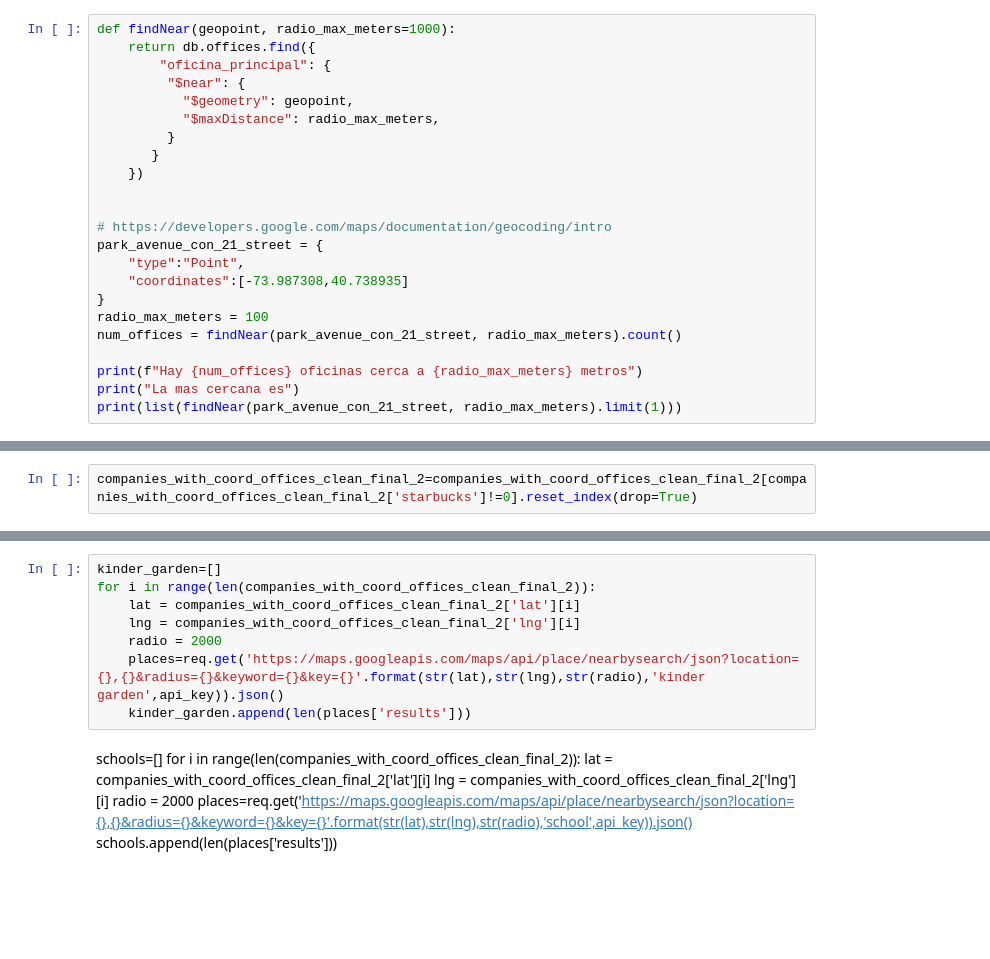
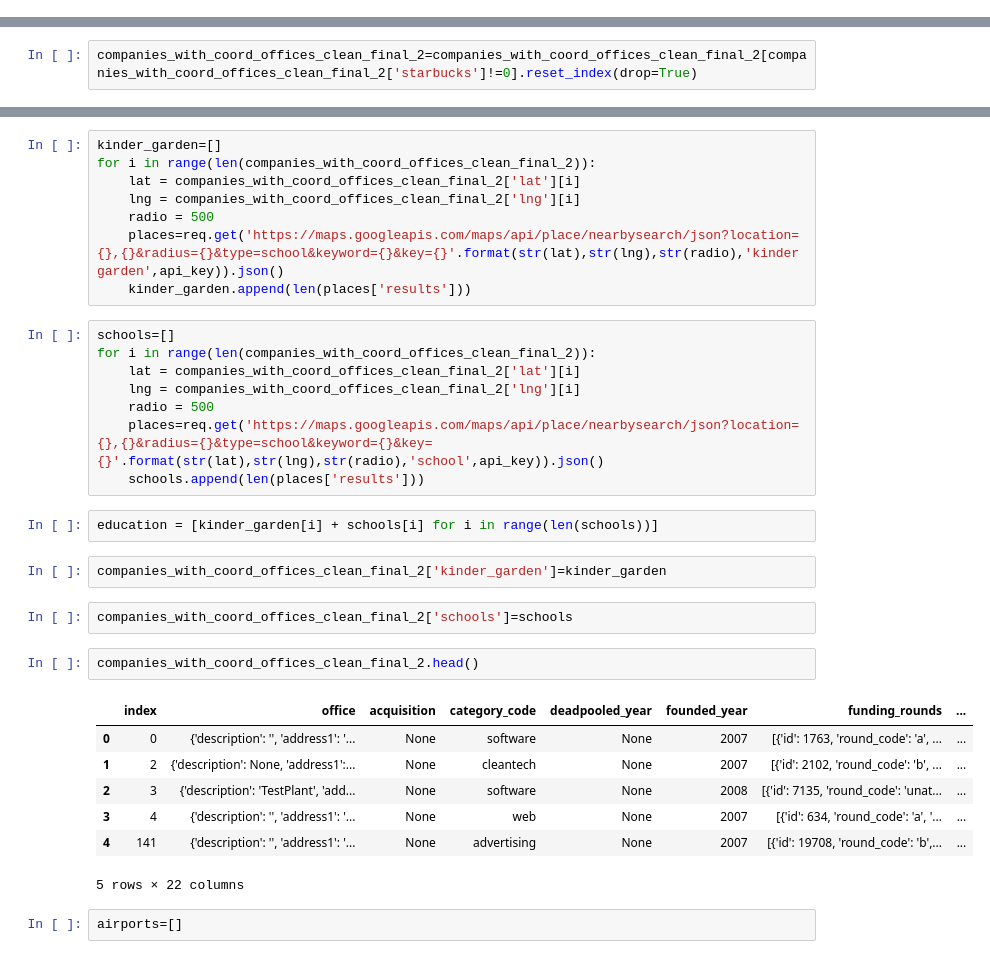
Before and after one commit to jmolins89/visualizing-real-world-data-project, a Jupyter notebook: SRC/Data Cleaning.ipynb, the cells around one changed output, grey strips where cells are left out. Saved outputs shown, nothing was run; the diff lists cells and outputs as text; blank space fills up the shorter version.

```diff
--- a/SRC/Data Cleaning.ipynb
+++ b/SRC/Data Cleaning.ipynb
@@ -296,26 +297,3 @@ companies_with_coord_offices_clean_final_2.to_csv('data_clean.csv')
 #mongoimport --db companies --collection offices --jsonArray ./data_clean.json
 # %% [markdown]
 ## Geoquery NEAR
-# %%
-def findNear(geopoint, radio_max_meters=1000):
-    return db.offices.find({
-        "oficina_principal": {
-         "$near": {
-           "$geometry": geopoint,
-           "$maxDistance": radio_max_meters,
-         }
-       }
-    })
-
-
-# https://developers.google.com/maps/documentation/geocoding/intro
-park_avenue_con_21_street = {
-    "type":"Point",
-    "coordinates":[-73.987308,40.738935]
-}
-radio_max_meters = 100
-num_offices = findNear(park_avenue_con_21_street, radio_max_meters).count()
-
-print(f"Hay {num_offices} oficinas cerca a {radio_max_meters} metros")
-print("La mas cercana es")
-print(list(findNear(park_avenue_con_21_street, radio_max_meters).limit(1)))
@@ -475,14 +433,32 @@ kinder_garden=[]
 for i in range(len(companies_with_coord_offices_clean_final_2)):
     lat = companies_with_coord_offices_clean_final_2['lat'][i]
     lng = companies_with_coord_offices_clean_final_2['lng'][i]
-    radio = 2000
-    places=req.get('https://maps.googleapis.com/maps/api/place/nearbysearch/json?location={},{}&radius={}&keyword={}&key={}'.format(str(lat),str(lng),str(radio),'kinder garden',api_key)).json()
+    radio = 500
+    places=req.get('https://maps.googleapis.com/maps/api/place/nearbysearch/json?location={},{}&radius={}&type=school&keyword={}&key={}'.format(str(lat),str(lng),str(radio),'kinder garden',api_key)).json()
     kinder_garden.append(len(places['results']))
-# %% [markdown]
-schools=[]
-for i in range(len(companies_with_coord_offices_clean_final_2)):
-    lat = companies_with_coord_offices_clean_final_2['lat'][i]
-    lng = companies_with_coord_offices_clean_final_2['lng'][i]
-    radio = 2000
-    places=req.get('https://maps.googleapis.com/maps/api/place/nearbysearch/json?location={},{}&radius={}&keyword={}&key={}'.format(str(lat),str(lng),str(radio),'school',api_key)).json()
-    schools.append(len(places['results']))
+# %%
+schools=[]
+for i in range(len(companies_with_coord_offices_clean_final_2)):
+    lat = companies_with_coord_offices_clean_final_2['lat'][i]
+    lng = companies_with_coord_offices_clean_final_2['lng'][i]
+    radio = 500
+    places=req.get('https://maps.googleapis.com/maps/api/place/nearbysearch/json?location={},{}&radius={}&type=school&keyword={}&key={}'.format(str(lat),str(lng),str(radio),'school',api_key)).json()
+    schools.append(len(places['results']))
+# %%
+education = [kinder_garden[i] + schools[i] for i in range(len(schools))]
+# %%
+companies_with_coord_offices_clean_final_2['kinder_garden']=kinder_garden
+# %%
+companies_with_coord_offices_clean_final_2['schools']=schools
+# %%
+companies_with_coord_offices_clean_final_2.head()
+# %% [output]
+|  | index | office | acquisition | category_code | deadpooled_year | founded_year | funding_rounds | ... |
+| 0 | 0 | {'description': '', 'address1': '... | None | software | None | 2007 | [{'id': 1763, 'round_code': 'a', ... | ... |
+| 1 | 2 | {'description': None, 'address1':... | None | cleantech | None | 2007 | [{'id': 2102, 'round_code': 'b', ... | ... |
+| 2 | 3 | {'description': 'TestPlant', 'add... | None | software | None | 2008 | [{'id': 7135, 'round_code': 'unat... | ... |
+| 3 | 4 | {'description': '', 'address1': '... | None | web | None | 2007 | [{'id': 634, 'round_code': 'a', '... | ... |
+| 4 | 141 | {'description': '', 'address1': '... | None | advertising | None | 2007 | [{'id': 19708, 'round_code': 'b',... | ... |
+5 rows × 22 columns
+# %%
+airports=[]
```
Also changed, not shown: parts of 18 cells of this notebook, 4 other files.
